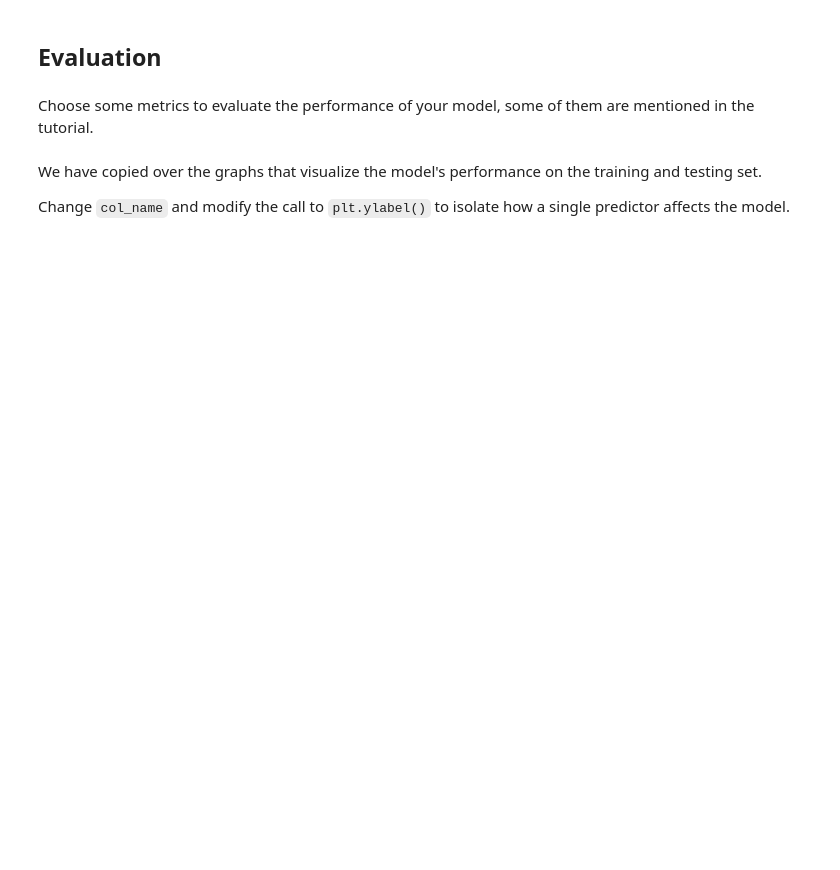
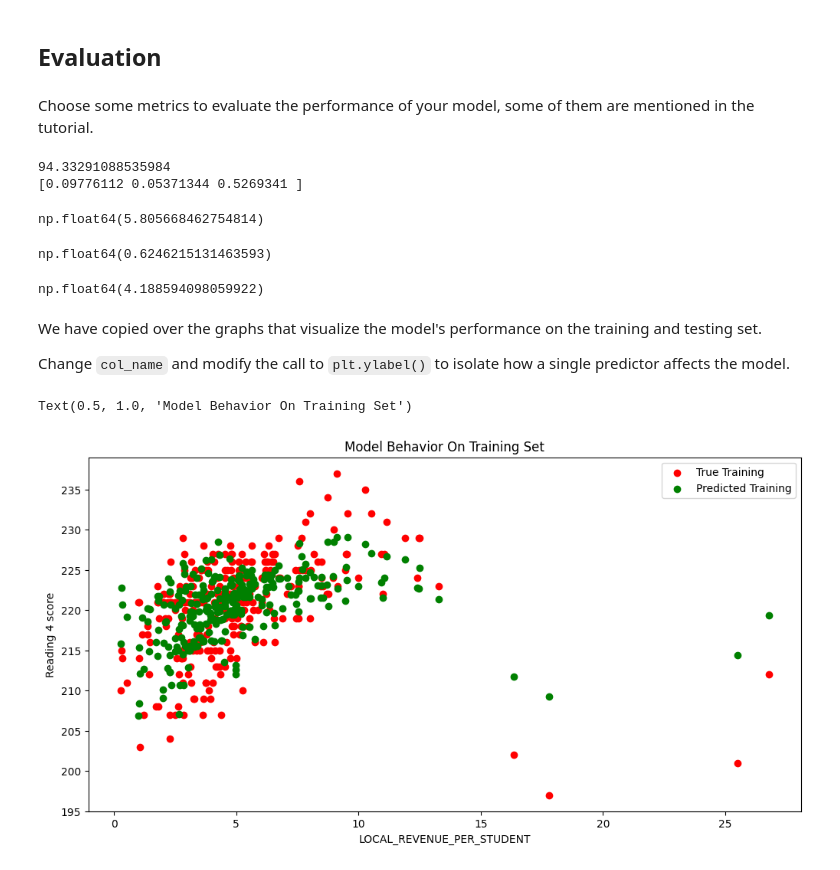
Before and after one commit to zhuol0129/MDST-Onboarding-ZL, a Jupyter notebook: tutorial1/checkpoint1.ipynb, the cells around one changed output. Cells and saved outputs as stored; diff of their text form; code cells hidden in the pictures; blank space fills up the shorter version.

```diff
--- a/tutorial1/checkpoint1.ipynb
+++ b/tutorial1/checkpoint1.ipynb
@@ -190,8 +190,7 @@ y.fillna(y.median(), inplace=True)
 # %%
 # @@@ 9
 
-# X_train, X_test, y_train, y_test = train_test_split(
-#      X, y, test_size=, random_state=42)
+X_train, X_test, y_train, y_test = train_test_split(X, y, test_size=.3, random_state=0)
 # %% [markdown]
 <h2> Prediction </h2>
 # %% [markdown]
@@ -202,6 +202,6 @@ ML Models [Resource](https://medium.com/@vijaya.beeravalli/comparison-of-machine
 # %%
 # @@@ 11
 # create your model here
-# model =
+model = LinearRegression()
 # %%
 model.fit(X_train, y_train)
@@ -216,3 +216,25 @@ Choose some metrics to evaluate the performance of your model, some of them are
+# %%
+# @@@ 12
+print(model.intercept_)
+print(model.coef_)
+# %% [output]
+94.33291088535984
+[0.09776112 0.05371344 0.5269341 ]
+# %%
+# root mean squared error -- penalizes large errors
+np.mean((model.predict(X_test)-y_test)**2)**0.5
+# %% [output]
+np.float64(5.805668462754814)
+# %%
+# mean error
+np.mean(model.predict(X_test)-y_test)
+# %% [output]
+np.float64(0.6246215131463593)
+# %%
+# mean absolute error
+np.mean(np.abs(model.predict(X_test)-y_test))
+# %% [output]
+np.float64(4.188594098059922)
 # %% [markdown]
 We have copied over the graphs that visualize the model's performance on the training and testing set.
 
@@ -220,17 +242,19 @@ Change `col_name` and modify the call to `plt.ylabel()` to isolate how a single
 # %%
 # @@@ 13
 
-# col_name = 'COLUMN NAME OF ONE PREDICTOR'
+col_name = 'LOCAL_REVENUE_PER_STUDENT'
 
+f = plt.figure(figsize=(12,6))
+plt.scatter(X_train[col_name], y_train, color = "red")
+plt.scatter(X_train[col_name], model.predict(X_train), color = "green")
 
-# f = plt.figure(figsize=(12,6))
-# plt.scatter(X_train[col_name], y_train, color = "red")
-# plt.scatter(X_train[col_name], model.predict(X_train), color = "green")
-
-# plt.legend(['True Training','Predicted Training'])
-# plt.xlabel(col_name)
-# plt.ylabel('NAME OF THE PREDICTOR')
-# plt.title("Model Behavior On Training Set")
+plt.legend(['True Training','Predicted Training'])
+plt.xlabel(col_name)
+plt.ylabel('Reading 4 score')
+plt.title("Model Behavior On Training Set")
+# %% [output]
+Text(0.5, 1.0, 'Model Behavior On Training Set')
+[figure, added]
 # %%
 # @@@ 14
 
```
Also changed, not shown: parts of 6 cells of this notebook.
